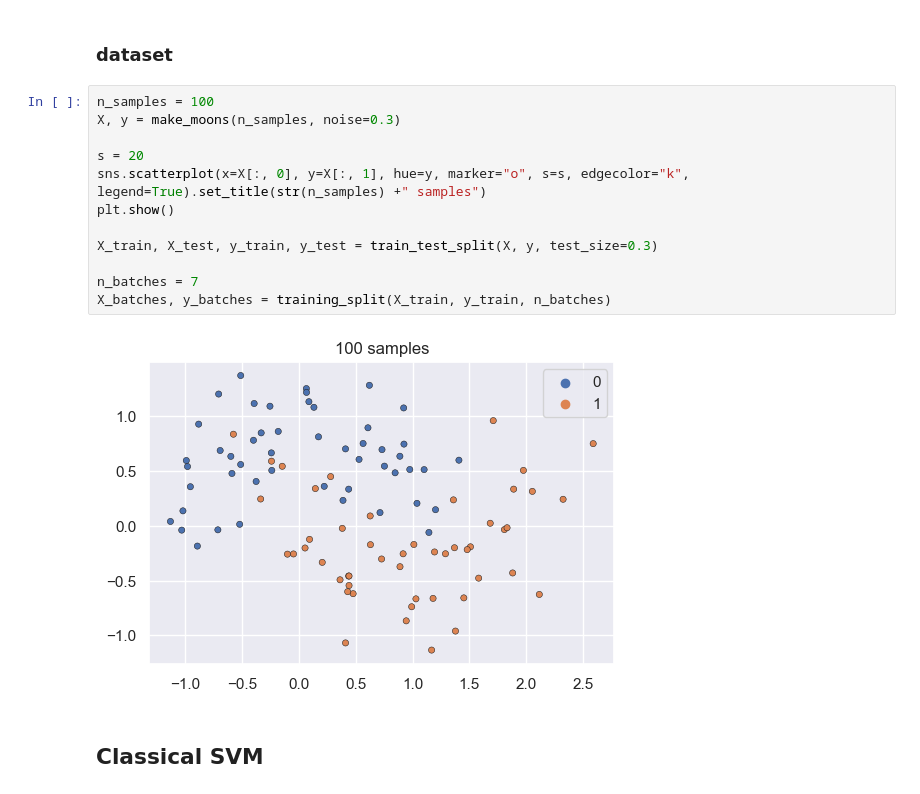
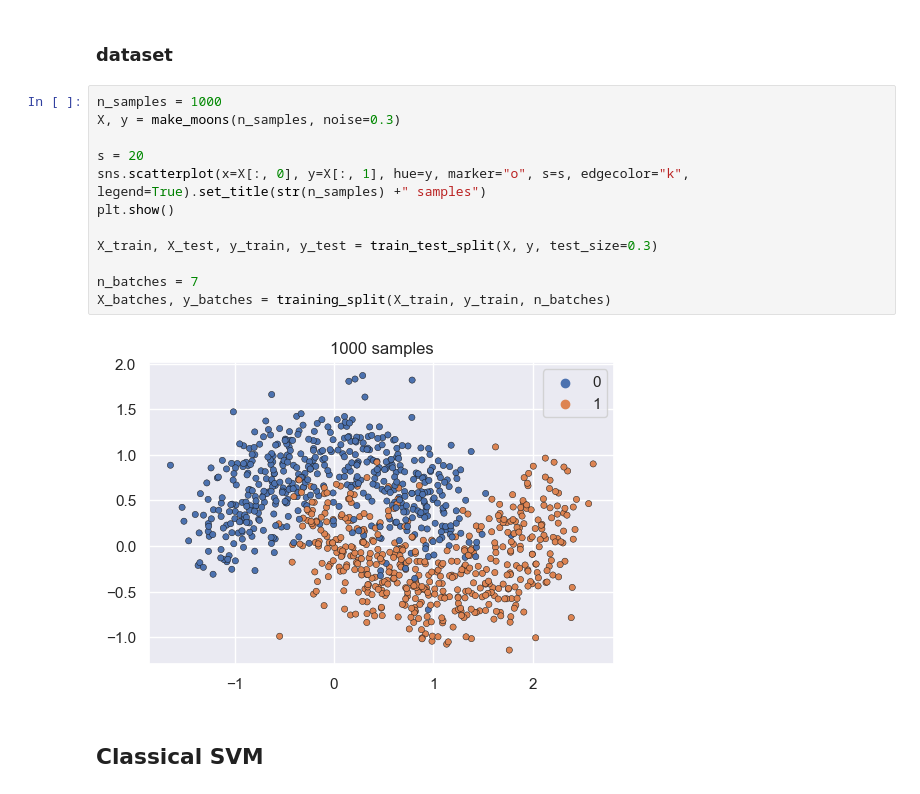
Before and after one commit to Roman20022002/QPQC_Project, a Jupyter notebook: n_qubits_QVC_Moons.ipynb, the cells around one changed output. Cells and saved outputs as stored; diff of their text form.

```diff
--- a/n_qubits_QVC_Moons.ipynb
+++ b/n_qubits_QVC_Moons.ipynb
@@ -59,19 +59,19 @@ def k_fold_split(X, y, ele_per_split, i):
 # %% [markdown]
 ### dataset
 # %%
-n_samples = 100
+n_samples = 1000
 X, y = make_moons(n_samples, noise=0.3)
 
 s = 20
 sns.scatterplot(x=X[:, 0], y=X[:, 1], hue=y, marker="o", s=s, edgecolor="k", legend=True).set_title(str(n_samples) +" samples")
 plt.show()
 
 X_train, X_test, y_train, y_test = train_test_split(X, y, test_size=0.3)
 
 n_batches = 7
 X_batches, y_batches = training_split(X_train, y_train, n_batches)
 # %% [output]
-[figure, old version]
+[figure, new version]
 # %% [markdown]
 ## Classical SVM
 # %% [markdown]
```
Also changed, not shown: parts of 30 cells of this notebook.
